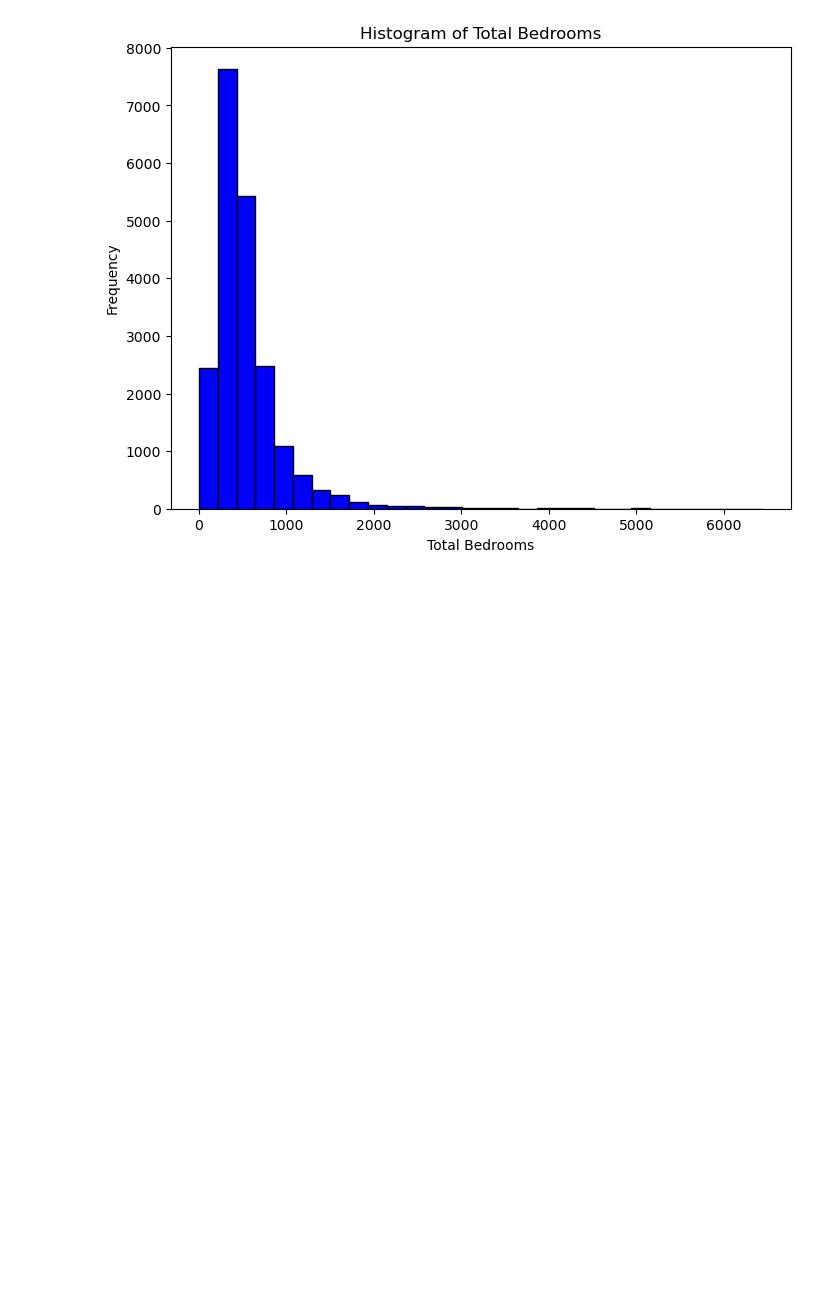
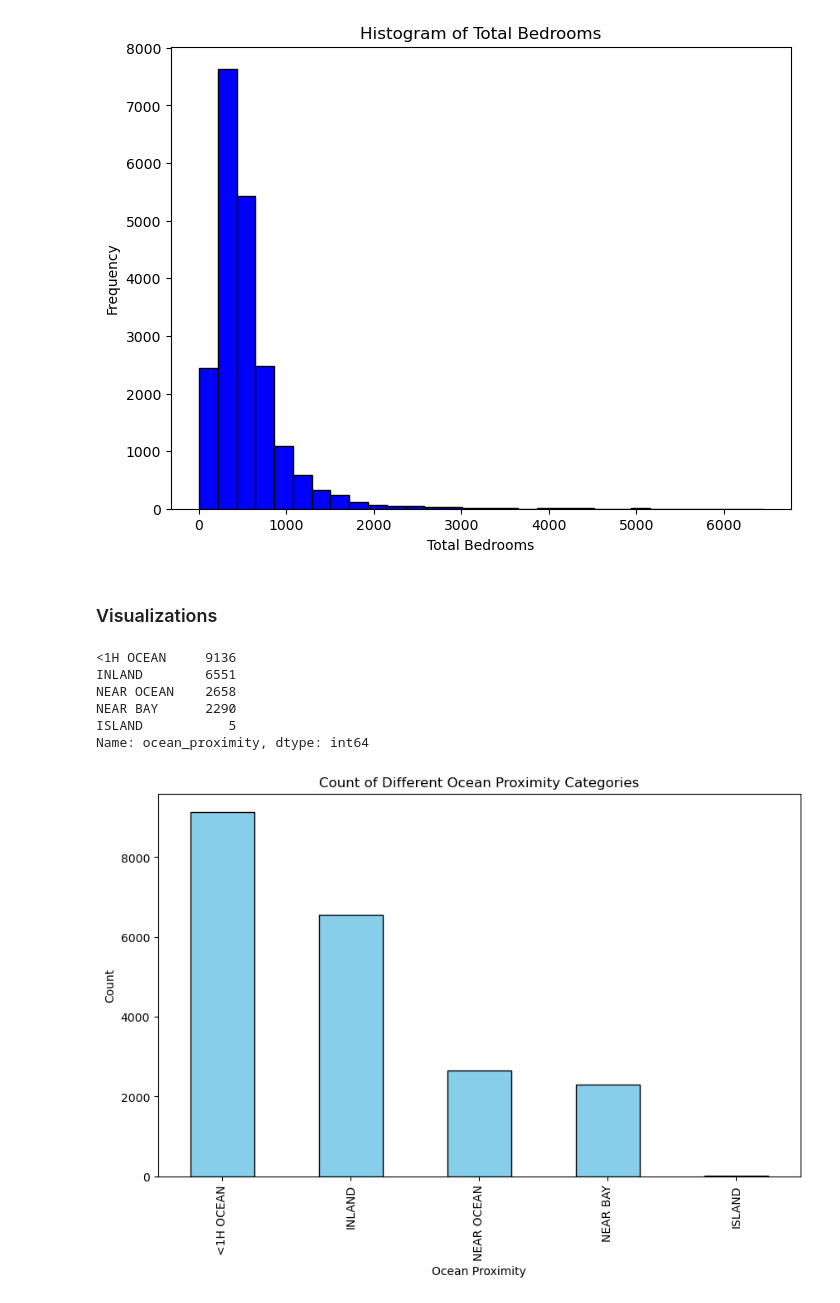
Before and after one commit to taradehdari/PredictingCAHousePrices, a Jupyter notebook: PredictingHouses.ipynb, the cells around one changed output. Drawn from its saved outputs; the diff is of its cells as text; code cells hidden in the pictures; blank space fills up the shorter version.

Commit message:
added visualizations

```diff
--- a/PredictingHouses.ipynb
+++ b/PredictingHouses.ipynb
@@ -97,3 +97,26 @@ plt.show()
 # %% [output]
 0
 [figure]
+# %% [markdown]
+### Visualizations
+# %%
+# unique characters of ocean proximity
+ocean_counts = housing['ocean_proximity'].value_counts()
+print(ocean_counts)
+# %% [output]
+<1H OCEAN     9136
+INLAND        6551
+NEAR OCEAN    2658
+NEAR BAY      2290
+ISLAND           5
+Name: ocean_proximity, dtype: int64
+# %%
+# bar plot of ocean proximity
+plt.figure(figsize=(10,6))
+ocean_counts.plot(kind = 'bar', color = 'skyblue', edgecolor = 'black')
+plt.title('Count of Different Ocean Proximity Categories')
+plt.xlabel('Ocean Proximity')
+plt.ylabel('Count')
+plt.show()
+# %% [output]
+[figure, added]
```
Also changed, not shown: parts of 1 cell of this notebook.
